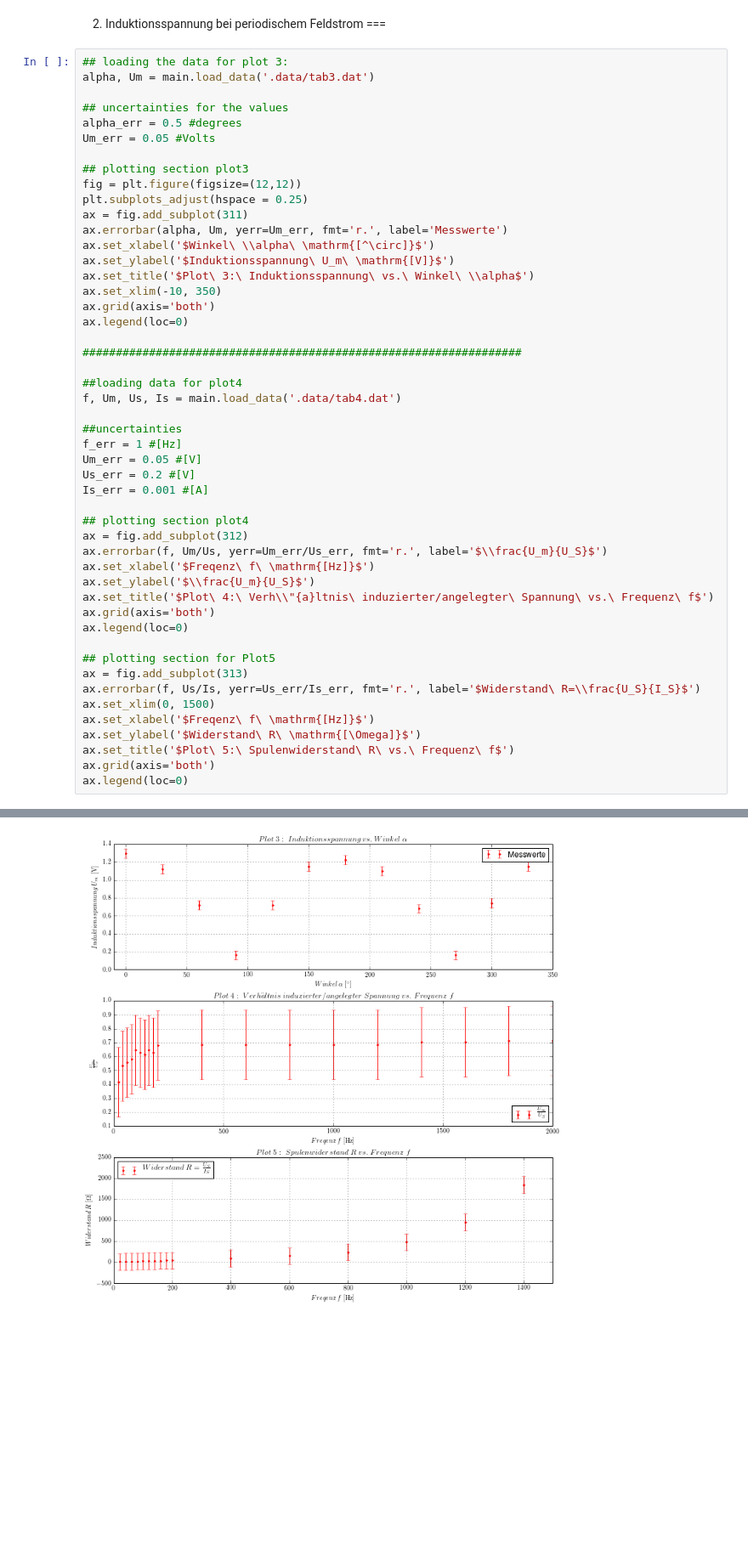
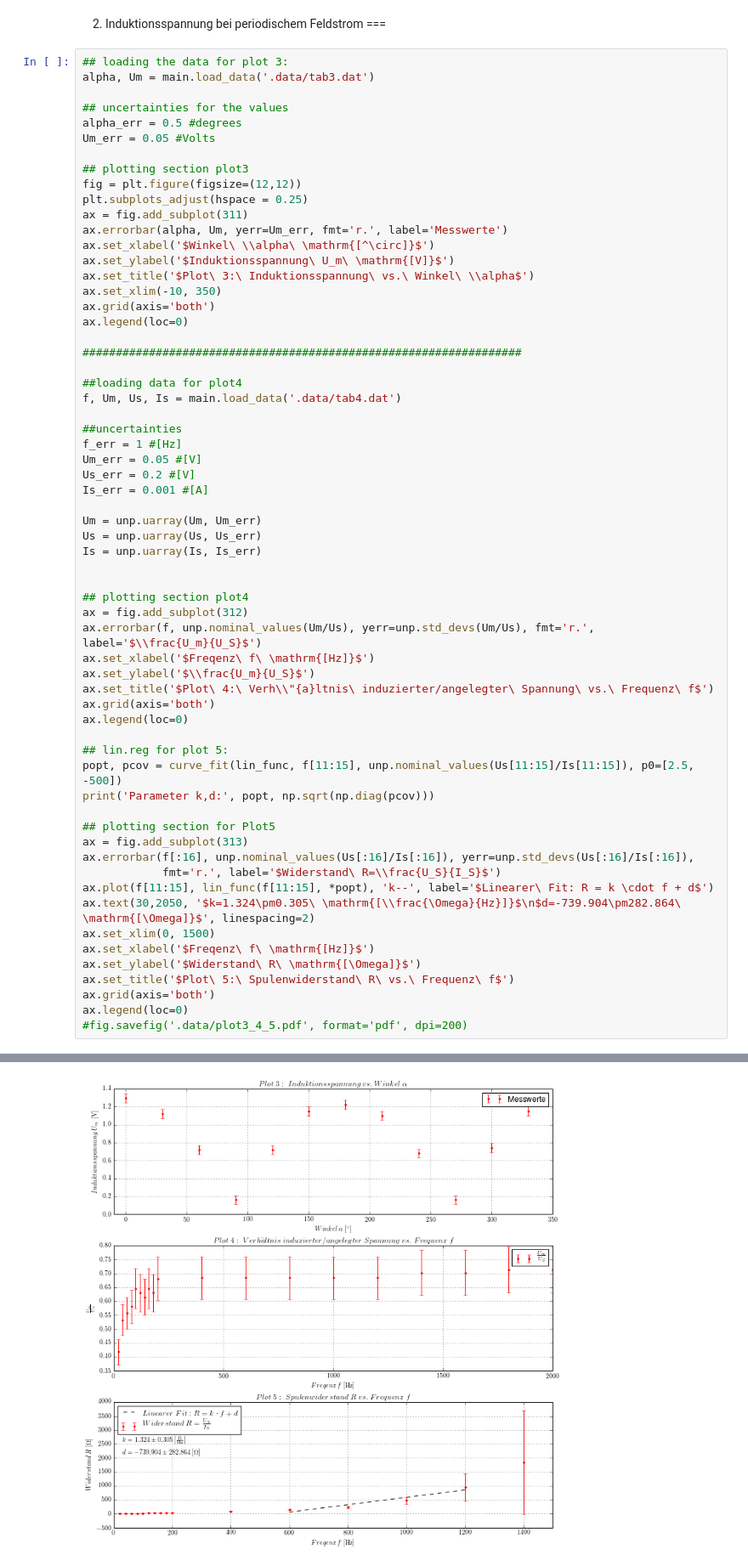
Before and after one commit to krauthex/AP2.2, a Jupyter notebook: v245/v245.ipynb, the cells around one changed output, grey strips where cells are left out. Shown at 85% size. Drawn from its saved outputs; the diff is of its cells as text; blank space fills up the shorter version.

Commit message:
added more stuff to the notebook of v245 and the pdfs of the plots so far

```diff
--- a/v245/v245.ipynb
+++ b/v245/v245.ipynb
@@ -116,22 +116,35 @@ Um_err = 0.05 #[V]
 Us_err = 0.2 #[V]
 Is_err = 0.001 #[A]
 
+Um = unp.uarray(Um, Um_err)
+Us = unp.uarray(Us, Us_err)
+Is = unp.uarray(Is, Is_err)
+
+
 ## plotting section plot4
 ax = fig.add_subplot(312)
-ax.errorbar(f, Um/Us, yerr=Um_err/Us_err, fmt='r.', label='$\\frac{U_m}{U_S}$')
+ax.errorbar(f, unp.nominal_values(Um/Us), yerr=unp.std_devs(Um/Us), fmt='r.', label='$\\frac{U_m}{U_S}$')
 ax.set_xlabel('$Freqenz\ f\ \mathrm{[Hz]}$')
 ax.set_ylabel('$\\frac{U_m}{U_S}$')
 ax.set_title('$Plot\ 4:\ Verh\\"{a}ltnis\ induzierter/angelegter\ Spannung\ vs.\ Frequenz\ f$')
 ax.grid(axis='both')
 ax.legend(loc=0)
 
+## lin.reg for plot 5:
+popt, pcov = curve_fit(lin_func, f[11:15], unp.nominal_values(Us[11:15]/Is[11:15]), p0=[2.5, -500])
+print('Parameter k,d:', popt, np.sqrt(np.diag(pcov)))
+
 ## plotting section for Plot5
 ax = fig.add_subplot(313)
-ax.errorbar(f, Us/Is, yerr=Us_err/Is_err, fmt='r.', label='$Widerstand\ R=\\frac{U_S}{I_S}$')
+ax.errorbar(f[:16], unp.nominal_values(Us[:16]/Is[:16]), yerr=unp.std_devs(Us[:16]/Is[:16]),
+            fmt='r.', label='$Widerstand\ R=\\frac{U_S}{I_S}$')
+ax.plot(f[11:15], lin_func(f[11:15], *popt), 'k--', label='$Linearer\ Fit: R = k \cdot f + d$')
+ax.text(30,2050, '$k=1.324\pm0.305\ \mathrm{[\\frac{\Omega}{Hz}]}$\n$d=-739.904\pm282.864\ \mathrm{[\Omega]}$', linespacing=2)
 ax.set_xlim(0, 1500)
 ax.set_xlabel('$Freqenz\ f\ \mathrm{[Hz]}$')
 ax.set_ylabel('$Widerstand\ R\ \mathrm{[\Omega]}$')
 ax.set_title('$Plot\ 5:\ Spulenwiderstand\ R\ vs.\ Frequenz\ f$')
 ax.grid(axis='both')
 ax.legend(loc=0)
+#fig.savefig('.data/plot3_4_5.pdf', format='pdf', dpi=200)
 # %% [output]
@@ -139 +152 @@ ax.legend(loc=0)
-[figure, old version]
+[figure, new version]
```
Also changed, not shown: parts of 2 cells of this notebook, 2 other files.
